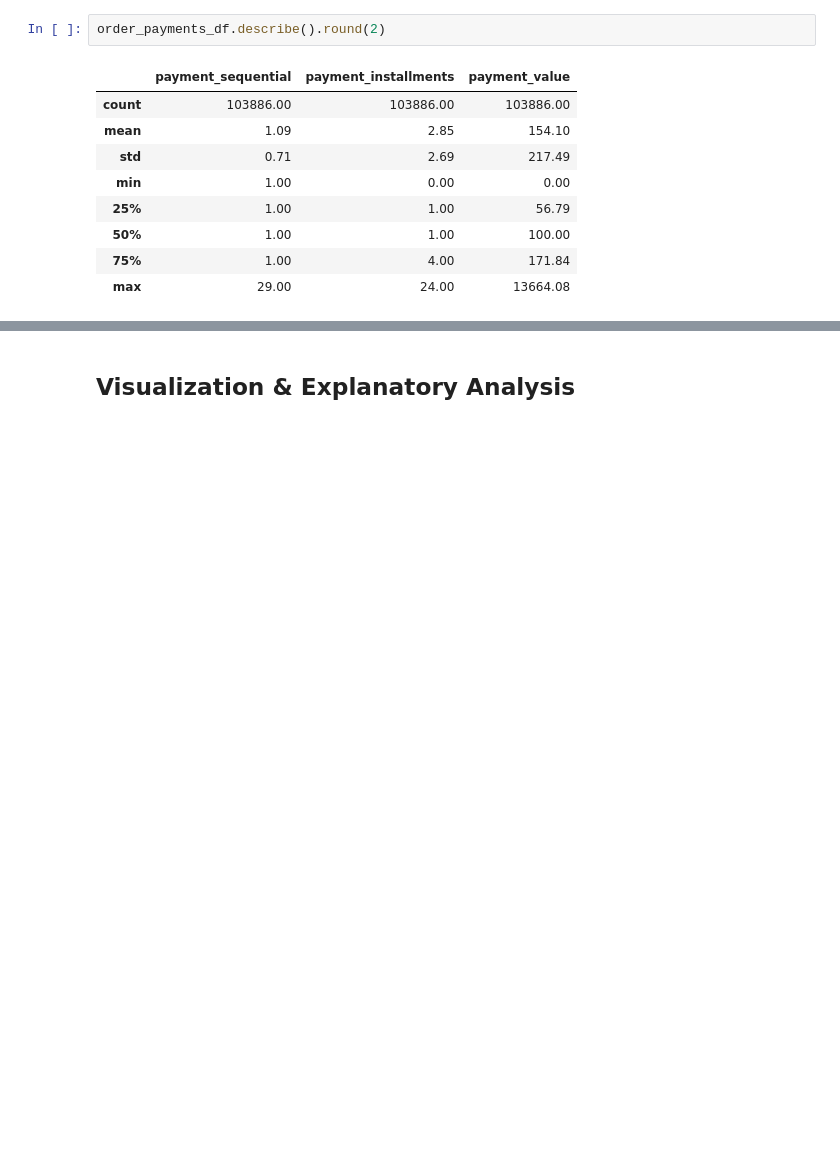
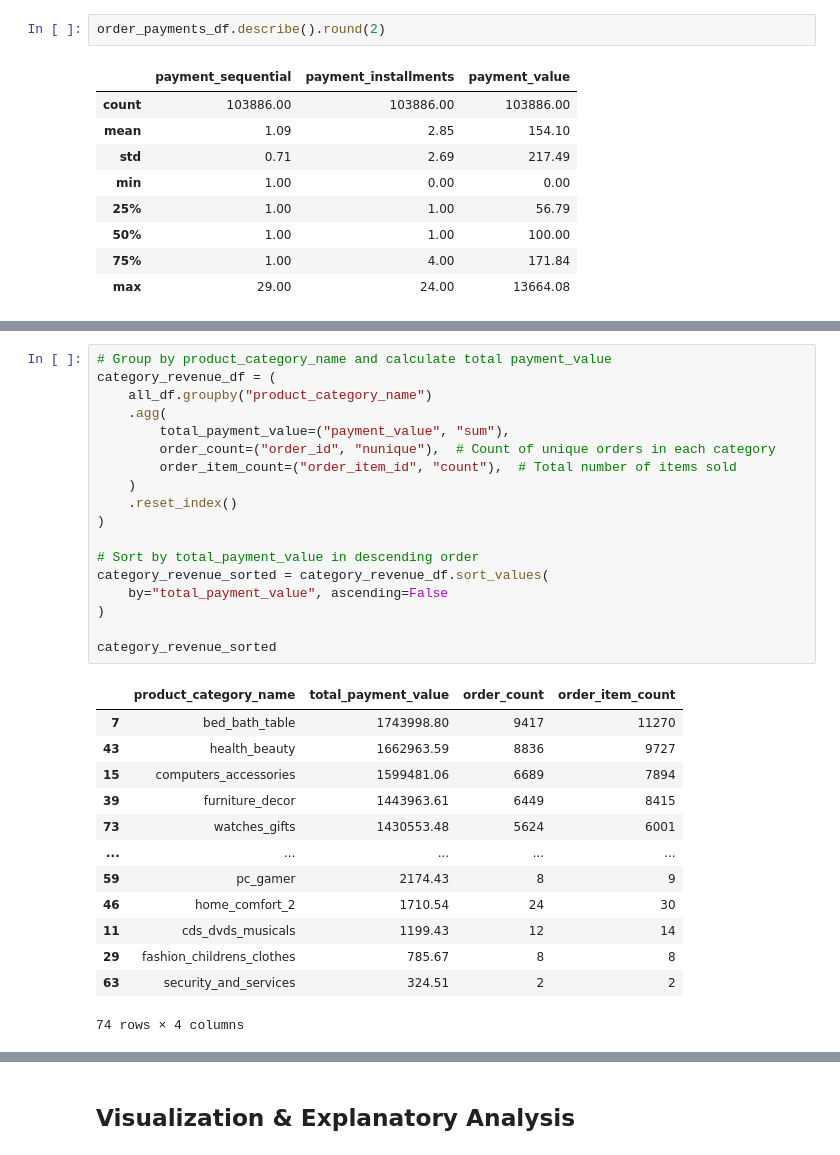
Before and after one commit to fxrdhan/Data-Analysis-Project, a Jupyter notebook: notebook.ipynb, the cells around one changed output, grey strips where cells are left out. Cells and saved outputs as stored; diff of their text form; blank space fills up the shorter version.

```diff
--- a/notebook.ipynb
+++ b/notebook.ipynb
@@ -2259,0 +2226,32 @@ Sementara itu, metode pembayaran `credit_card` menjadi yang paling dominan digun
+# %%
+# Group by product_category_name and calculate total payment_value
+category_revenue_df = (
+    all_df.groupby("product_category_name")
+    .agg(
+        total_payment_value=("payment_value", "sum"),
+        order_count=("order_id", "nunique"),  # Count of unique orders in each category
+        order_item_count=("order_item_id", "count"),  # Total number of items sold
+    )
+    .reset_index()
+)
+
+# Sort by total_payment_value in descending order
+category_revenue_sorted = category_revenue_df.sort_values(
+    by="total_payment_value", ascending=False
+)
+
+category_revenue_sorted
+# %% [output]
+|  | product_category_name | total_payment_value | order_count | order_item_count |
+| 7 | bed_bath_table | 1743998.80 | 9417 | 11270 |
+| 43 | health_beauty | 1662963.59 | 8836 | 9727 |
+| 15 | computers_accessories | 1599481.06 | 6689 | 7894 |
+| 39 | furniture_decor | 1443963.61 | 6449 | 8415 |
+| 73 | watches_gifts | 1430553.48 | 5624 | 6001 |
+| ... | ... | ... | ... | ... |
+| 59 | pc_gamer | 2174.43 | 8 | 9 |
+| 46 | home_comfort_2 | 1710.54 | 24 | 30 |
+| 11 | cds_dvds_musicals | 1199.43 | 12 | 14 |
+| 29 | fashion_childrens_clothes | 785.67 | 8 | 8 |
+| 63 | security_and_services | 324.51 | 2 | 2 |
+74 rows × 4 columns
```
Also changed, not shown: parts of 62 cells of this notebook, 8 other files.
